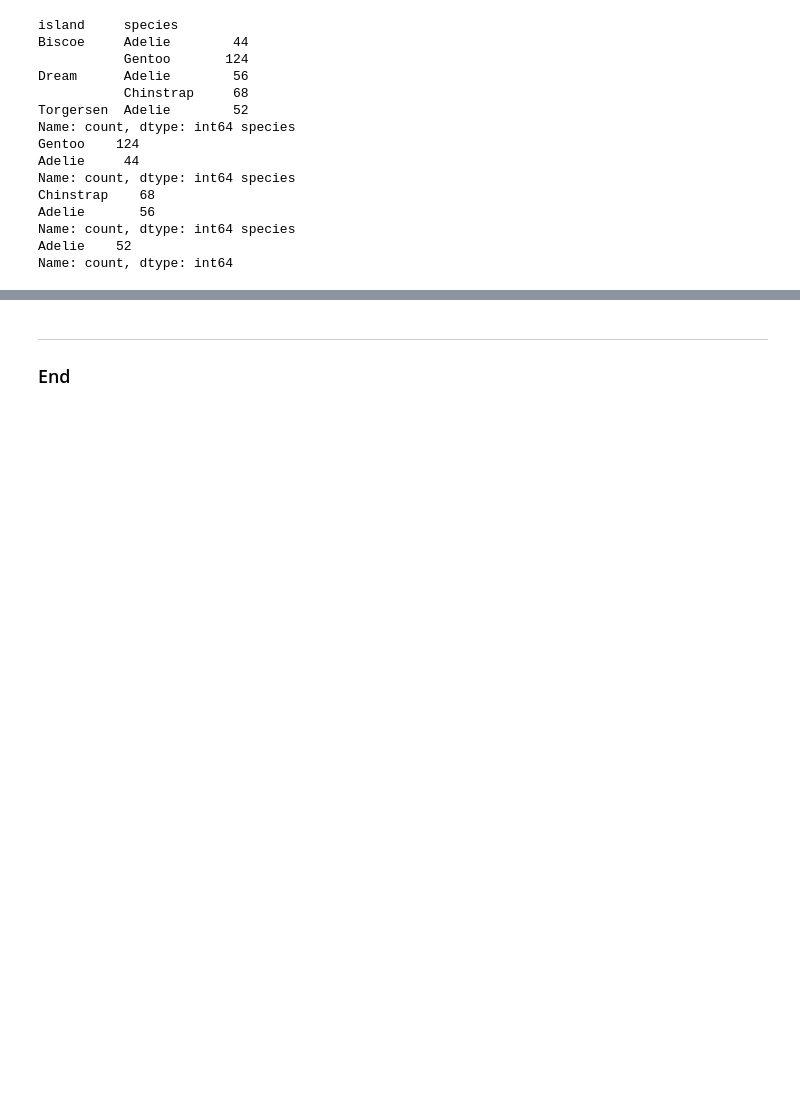
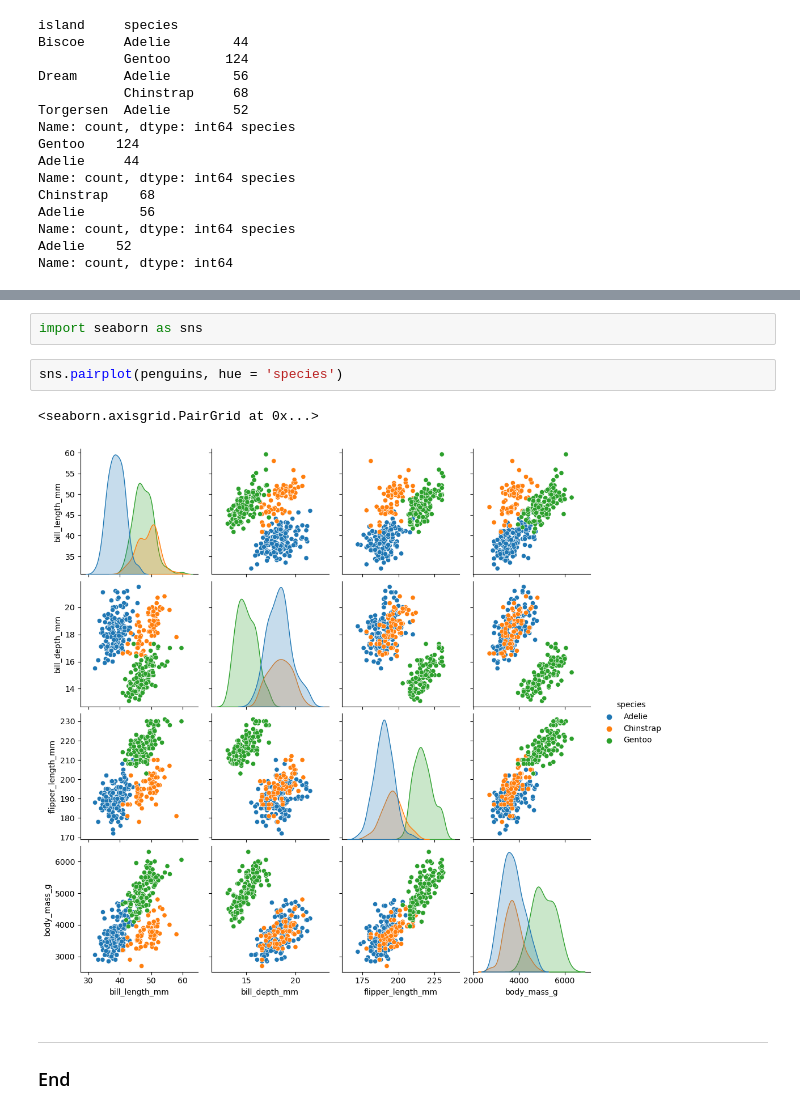
Before and after one commit to eoghanpw/pofda-mywork, a Jupyter notebook: penguins.ipynb, the cells around one changed output, grey strips where cells are left out. Cells and saved outputs as stored; diff of their text form; blank space fills up the shorter version.

```diff
--- a/penguins.ipynb
+++ b/penguins.ipynb
@@ -198,3 +210,10 @@ plt.show()
+# %%
+import seaborn as sns
+# %%
+sns.pairplot(penguins, hue = 'species')
+# %% [output]
+<seaborn.axisgrid.PairGrid at 0x...>
+[figure, added]
 # %% [markdown]
 ***
 
```
Also changed, not shown: parts of 7 cells of this notebook.
